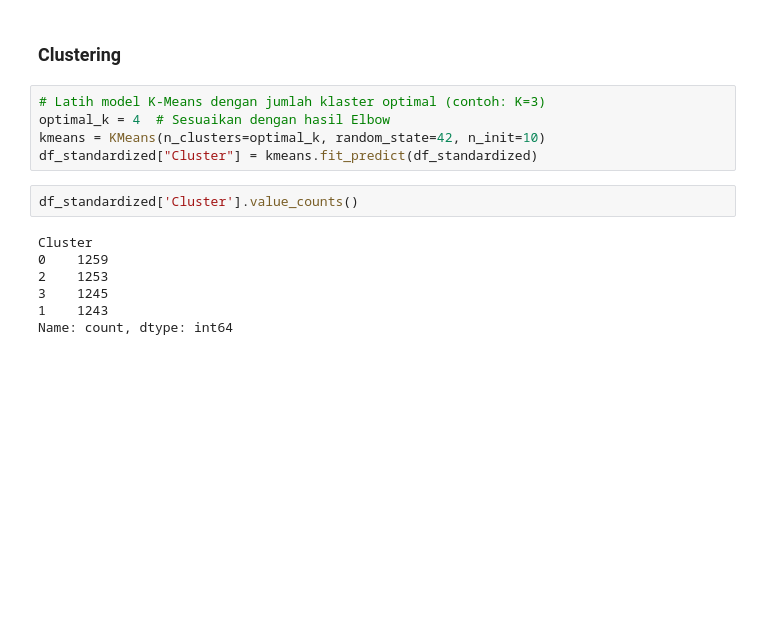
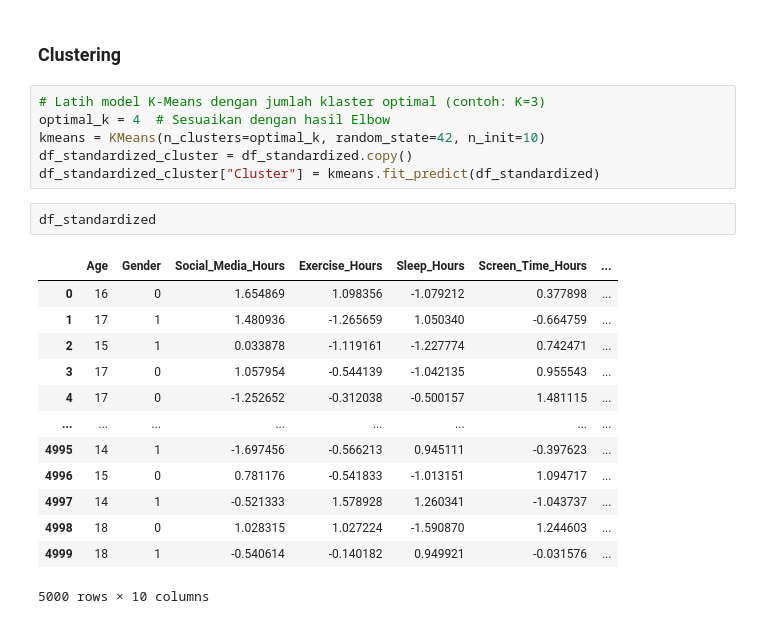
Before and after one commit to rexxar280903/Dicoding, a Jupyter notebook: Submission_ML1/[Clustering] Submission Akhir BMLP_Kanza A.ipynb, the cells around one changed output. Saved outputs shown, nothing was run; the diff lists cells and outputs as text; blank space fills up the shorter version.

```diff
--- a/Submission_ML1/[Clustering] Submission Akhir BMLP_Kanza A.ipynb
+++ b/Submission_ML1/[Clustering] Submission Akhir BMLP_Kanza A.ipynb
@@ -238,13 +257,21 @@ plt.show()
 # Latih model K-Means dengan jumlah klaster optimal (contoh: K=3)
 optimal_k = 4  # Sesuaikan dengan hasil Elbow
 kmeans = KMeans(n_clusters=optimal_k, random_state=42, n_init=10)
-df_standardized["Cluster"] = kmeans.fit_predict(df_standardized)
+df_standardized_cluster = df_standardized.copy()
+df_standardized_cluster["Cluster"] = kmeans.fit_predict(df_standardized)
 # %%
-df_standardized['Cluster'].value_counts()
+df_standardized
 # %% [output]
+|  | Age | Gender | Social_Media_Hours | Exercise_Hours | Sleep_Hours | Screen_Time_Hours | ... |
+| 0 | 16 | 0 | 1.654869 | 1.098356 | -1.079212 | 0.377898 | ... |
+| 1 | 17 | 1 | 1.480936 | -1.265659 | 1.050340 | -0.664759 | ... |
+| 2 | 15 | 1 | 0.033878 | -1.119161 | -1.227774 | 0.742471 | ... |
+| 3 | 17 | 0 | 1.057954 | -0.544139 | -1.042135 | 0.955543 | ... |
+| 4 | 17 | 0 | -1.252652 | -0.312038 | -0.500157 | 1.481115 | ... |
+| ... | ... | ... | ... | ... | ... | ... | ... |
+| 4995 | 14 | 1 | -1.697456 | -0.566213 | 0.945111 | -0.397623 | ... |
+| 4996 | 15 | 0 | 0.781176 | -0.541833 | -1.013151 | 1.094717 | ... |
+| 4997 | 14 | 1 | -0.521333 | 1.578928 | 1.260341 | -1.043737 | ... |
+| 4998 | 18 | 0 | 1.028315 | 1.027224 | -1.590870 | 1.244603 | ... |
+| 4999 | 18 | 1 | -0.540614 | -0.140182 | 0.949921 | -0.031576 | ... |
-Cluster
-0    1259
-2    1253
-3    1245
-1    1243
-Name: count, dtype: int64
+5000 rows × 10 columns
```
Also changed, not shown: parts of 7 cells of this notebook, 1 other file.
